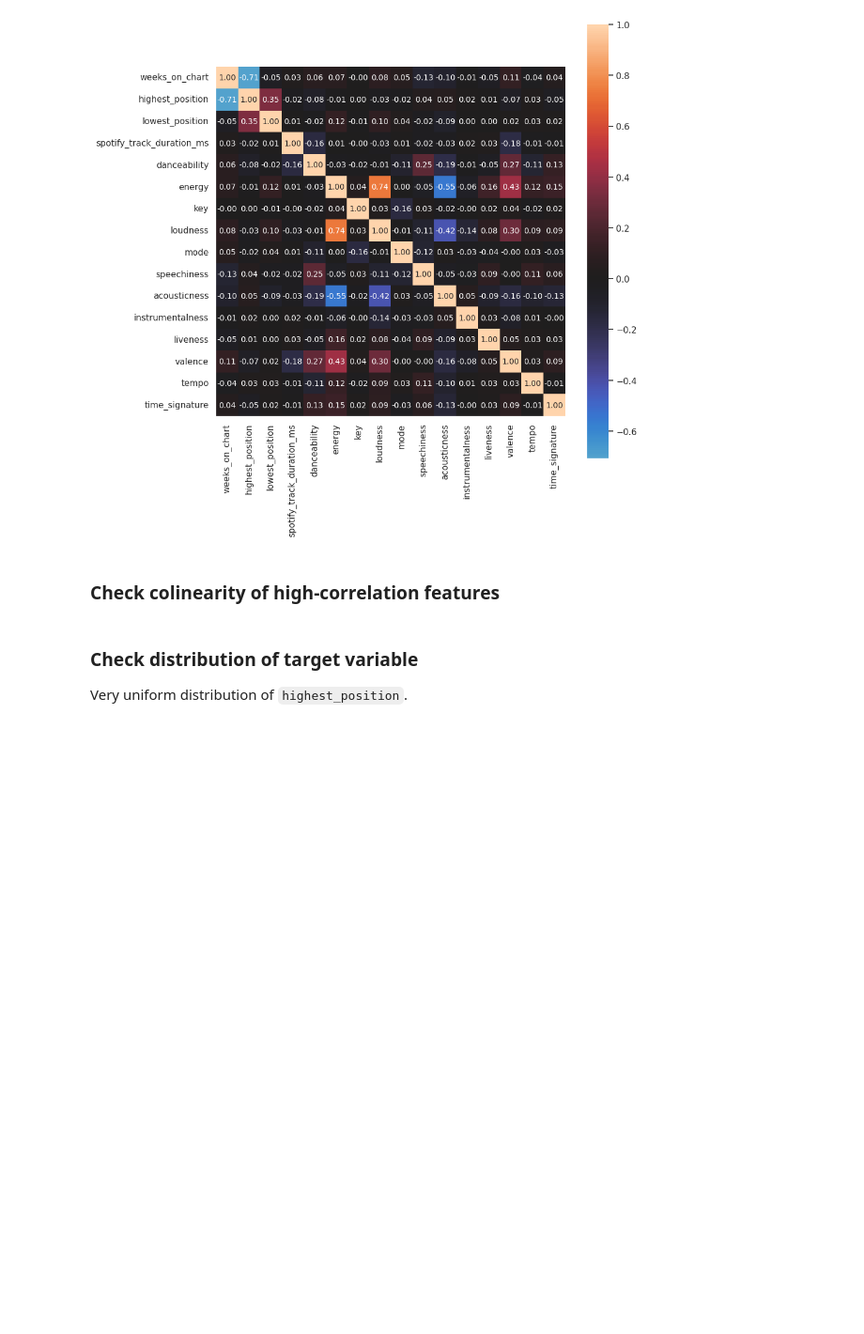
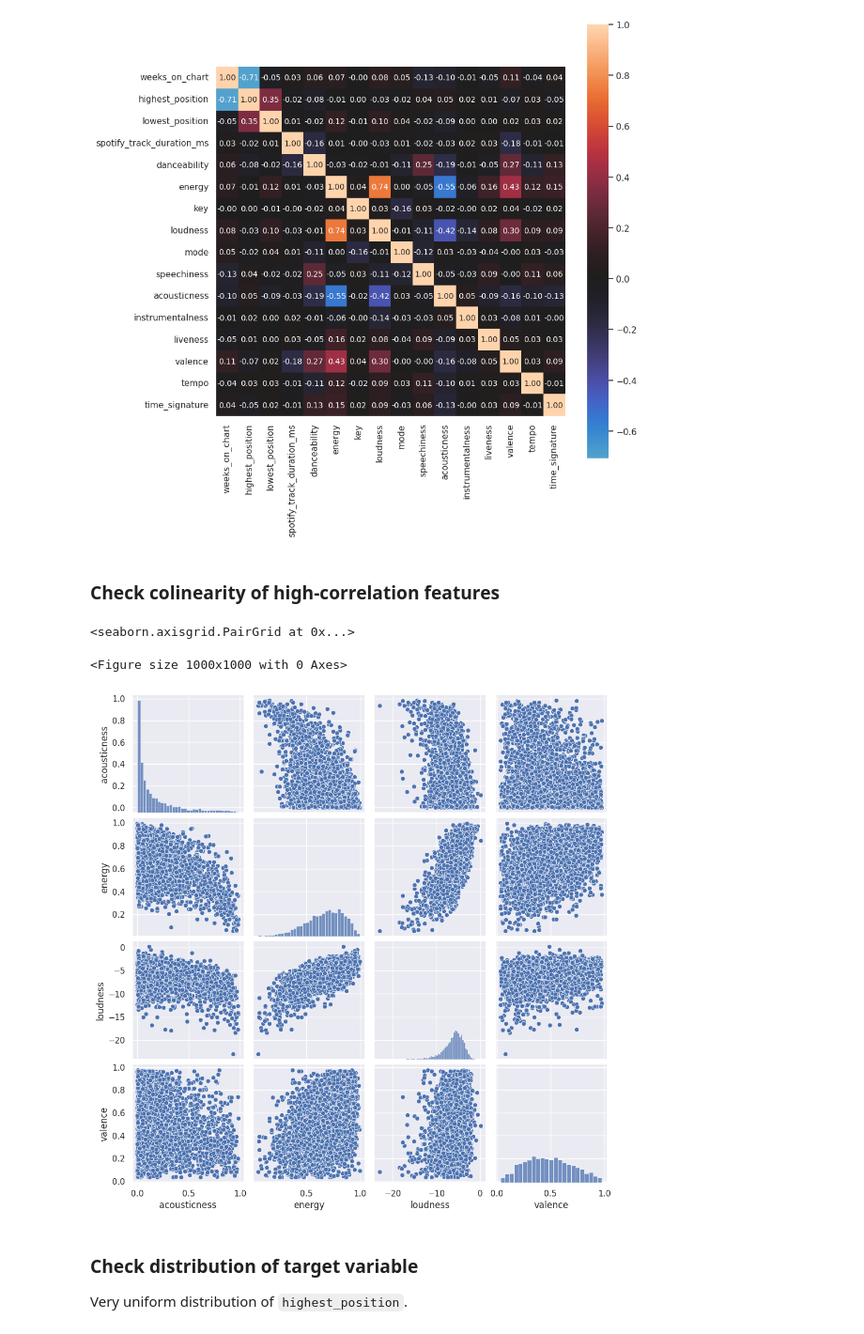
Before and after one commit to tinybeachthor/ucboulder-ml-supervised, a Jupyter notebook: model_v3.ipynb, the cells around one changed output. Shown at 94% size. Saved outputs shown, nothing was run; the diff lists cells and outputs as text; code cells hidden in the pictures; blank space fills up the shorter version.

```diff
--- a/model_v3.ipynb
+++ b/model_v3.ipynb
@@ -101,6 +111,13 @@ sns.heatmap(df[features_numeric].corr(),
 [figure]
 # %% [markdown]
 ### Check colinearity of high-correlation features
+# %%
+plt.figure(figsize = (10,10))
+sns.pairplot(df[['acousticness', 'energy', 'loudness', 'valence']])
+# %% [output]
+<seaborn.axisgrid.PairGrid at 0x...>
+<Figure size 1000x1000 with 0 Axes>
+[figure, added]
 # %% [markdown]
 ### Check distribution of target variable
 
```
Also changed, not shown: parts of 3 cells of this notebook.
